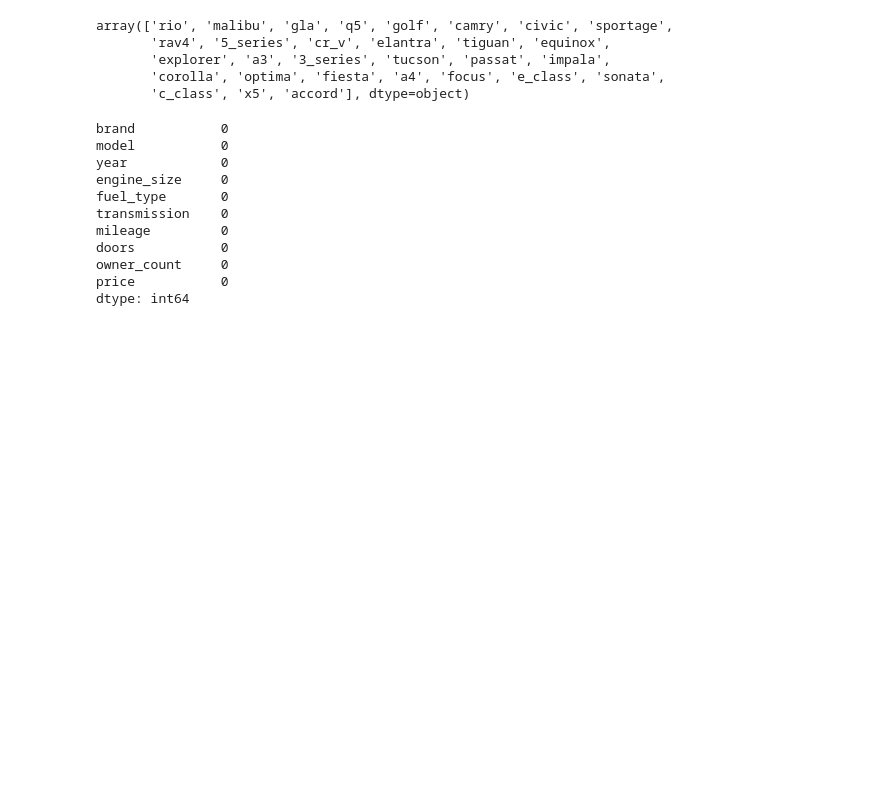
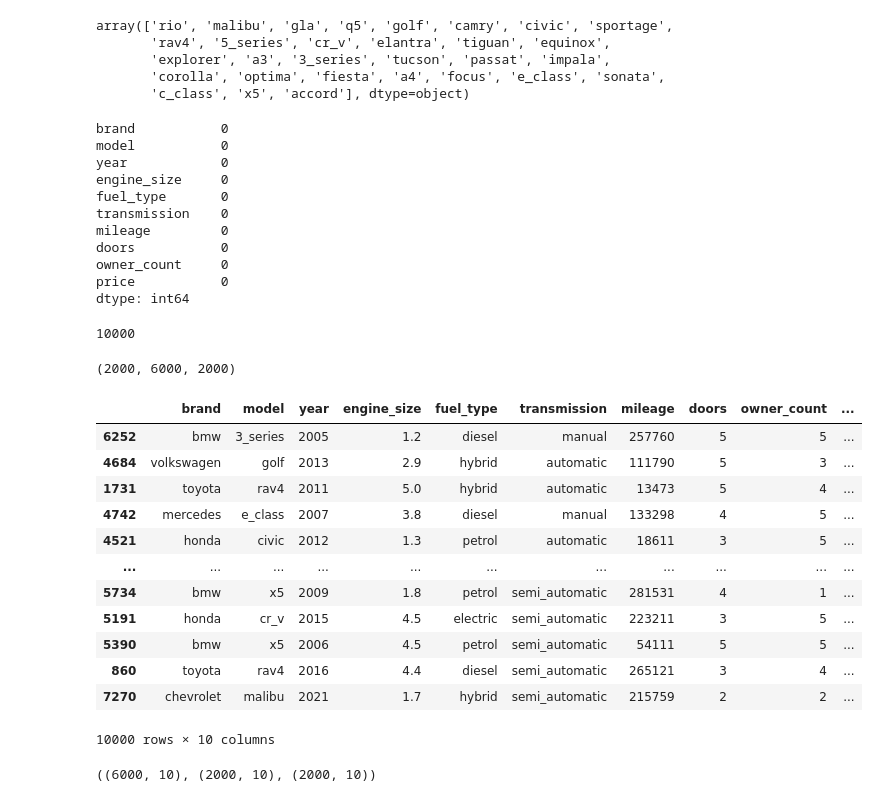
Before and after one commit to musondaAlexander/zoom-camp-machine-learning, a Jupyter notebook: week_two/car_training_data.ipynb, the cells around one changed output. Drawn from its saved outputs; the diff is of its cells as text; code cells hidden in the pictures; blank space fills up the shorter version.

Commit message:
Update: Slipt the data into three parts: Training, validation and testing

```diff
--- a/week_two/car_training_data.ipynb
+++ b/week_two/car_training_data.ipynb
@@ -180,3 +180,37 @@ doors           0
 owner_count     0
 price           0
 dtype: int64
+# %%
+len(df)
+# %% [output]
+10000
+# %%
+#we need to split the data into 60% training 20% validation and 20% test
+
+n = len(df)
+
+n_val = int(n * 0.2)
+n_test = int(n * 0.2)
+n_train = n - n_val - n_test
+
+n_test , n_train , n_val
+# %% [output]
+(2000, 6000, 2000)
+# %%
+#we need a variable to shuffle the data
+df_shuffled = df.sample(n, random_state=42)
+df_shuffled
+# %% [output]
+|  | brand | model | year | engine_size | fuel_type | transmission | mileage | doors | owner_count | ... |
+| 6252 | bmw | 3_series | 2005 | 1.2 | diesel | manual | 257760 | 5 | 5 | ... |
+| 4684 | volkswagen | golf | 2013 | 2.9 | hybrid | automatic | 111790 | 5 | 3 | ... |
+| 1731 | toyota | rav4 | 2011 | 5.0 | hybrid | automatic | 13473 | 5 | 4 | ... |
+| 4742 | mercedes | e_class | 2007 | 3.8 | diesel | manual | 133298 | 4 | 5 | ... |
+| 4521 | honda | civic | 2012 | 1.3 | petrol | automatic | 18611 | 3 | 5 | ... |
+| ... | ... | ... | ... | ... | ... | ... | ... | ... | ... | ... |
+| 5734 | bmw | x5 | 2009 | 1.8 | petrol | semi_automatic | 281531 | 4 | 1 | ... |
+| 5191 | honda | cr_v | 2015 | 4.5 | electric | semi_automatic | 223211 | 3 | 5 | ... |
+| 5390 | bmw | x5 | 2006 | 4.5 | petrol | semi_automatic | 54111 | 5 | 5 | ... |
+| 860 | toyota | rav4 | 2016 | 4.4 | diesel | semi_automatic | 265121 | 3 | 4 | ... |
+| 7270 | chevrolet | malibu | 2021 | 1.7 | hybrid | semi_automatic | 215759 | 2 | 2 | ... |
+10000 rows × 10 columns
@@ -182,0 +222,5 @@ dtype: int64
+# %%
+#check the shape of the data
+df_train.shape, df_val.shape, df_test.shape
+# %% [output]
+((6000, 10), (2000, 10), (2000, 10))
```
Also changed, not shown: parts of 6 cells of this notebook.
